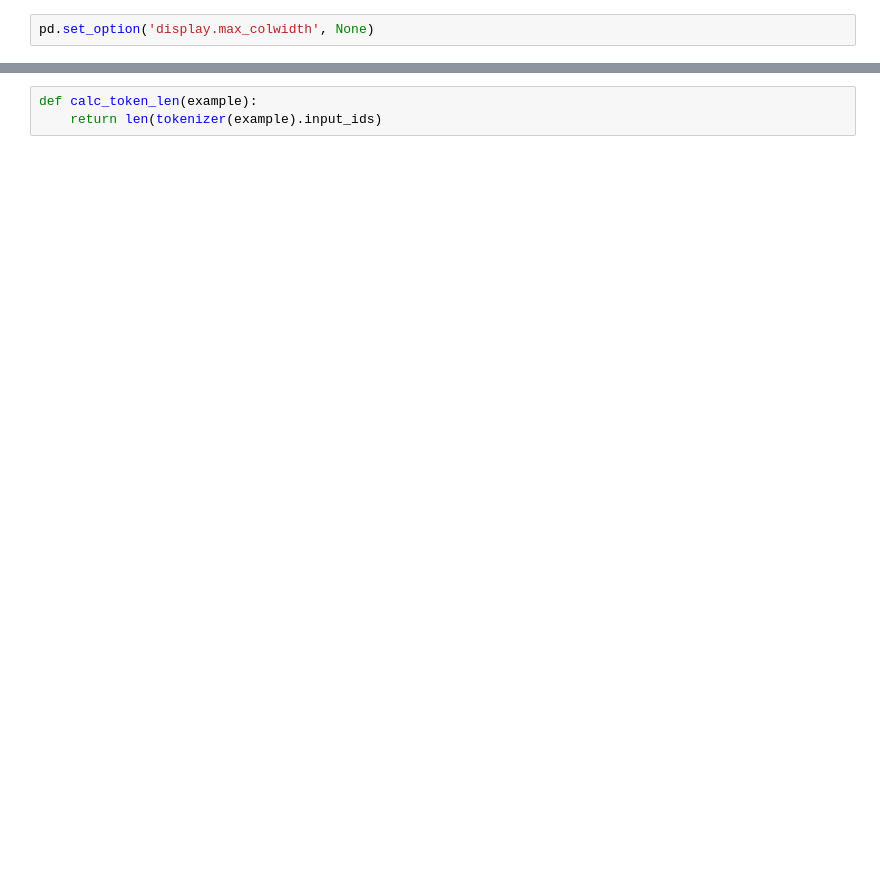
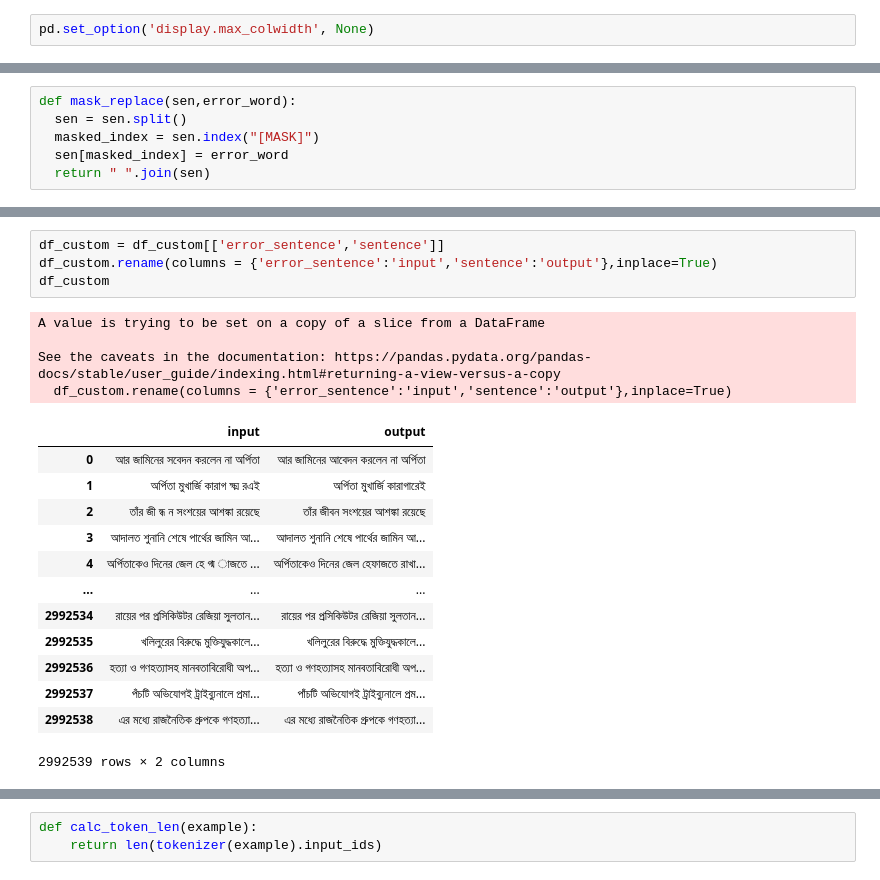
Before and after one commit to mushrafi88/asr_bangla, a Jupyter notebook: t5_asr_bn_corrector.ipynb, the cells around one changed output, grey strips where cells are left out. Drawn from its saved outputs; the diff is of its cells as text; blank space fills up the shorter version.

```diff
--- a/t5_asr_bn_corrector.ipynb
+++ b/t5_asr_bn_corrector.ipynb
@@ -124,0 +107,6 @@ If your task is similar to the task the model of the checkpoint was trained on,
+# %%
+def mask_replace(sen,error_word):
+  sen = sen.split()
+  masked_index = sen.index("[MASK]")
+  sen[masked_index] = error_word
+  return " ".join(sen)
@@ -124,0 +128,22 @@ If your task is similar to the task the model of the checkpoint was trained on,
+# %%
+df_custom = df_custom[['error_sentence','sentence']]
+df_custom.rename(columns = {'error_sentence':'input','sentence':'output'},inplace=True)
+df_custom
+# %% [output]
+A value is trying to be set on a copy of a slice from a DataFrame
+
+See the caveats in the documentation: https://pandas.pydata.org/pandas-docs/stable/user_guide/indexing.html#returning-a-view-versus-a-copy
+  df_custom.rename(columns = {'error_sentence':'input','sentence':'output'},inplace=True)
+|  | input | output |
+| 0 | আর জামিনের সবেদন করলেন না অর্পিতা | আর জামিনের আবেদন করলেন না অর্পিতা |
+| 1 | অর্পিতা মুখার্জি কারাগ ক্ষ্ম রএই | অর্পিতা মুখার্জি কারাগারেই |
+| 2 | তাঁর জী ন্ধ ন সংশয়ের আশঙ্কা রয়েছে | তাঁর জীবন সংশয়ের আশঙ্কা রয়েছে |
+| 3 | আদালত শুনানি শেষে পার্থের জামিন আ... | আদালত শুনানি শেষে পার্থের জামিন আ... |
+| 4 | অর্পিতাকেও দিনের জেল হে গ্ম াজতে ... | অর্পিতাকেও দিনের জেল হেফাজতে রাখা... |
+| ... | ... | ... |
+| 2992534 | রায়ের পর প্রসিকিউটর রেজিয়া সুলতান... | রায়ের পর প্রসিকিউটর রেজিয়া সুলতান... |
+| 2992535 | খলিলুরের বিরুদ্ধে মুক্তিযুদ্ধকালে... | খলিলুরের বিরুদ্ধে মুক্তিযুদ্ধকালে... |
+| 2992536 | হত্যা ও গণহত্যাসহ মানবতাবিরোধী অপ... | হত্যা ও গণহত্যাসহ মানবতাবিরোধী অপ... |
+| 2992537 | পঁচটি অভিযোগই ট্রাইব্যুনালে প্রমা... | পাঁচটি অভিযোগই ট্রাইব্যুনালে প্রম... |
+| 2992538 | এর মধ্যে রাজনৈতিক গ্রুপকে গণহত্যা... | এর মধ্যে রাজনৈতিক গ্রুপকে গণহত্যা... |
+2992539 rows × 2 columns
```
Also changed, not shown: parts of 40 cells of this notebook.
